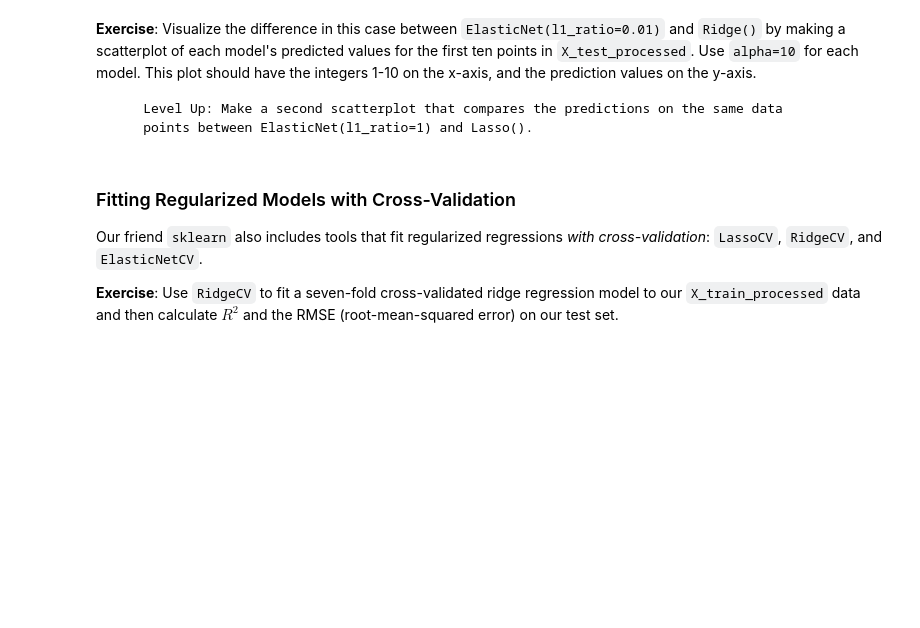
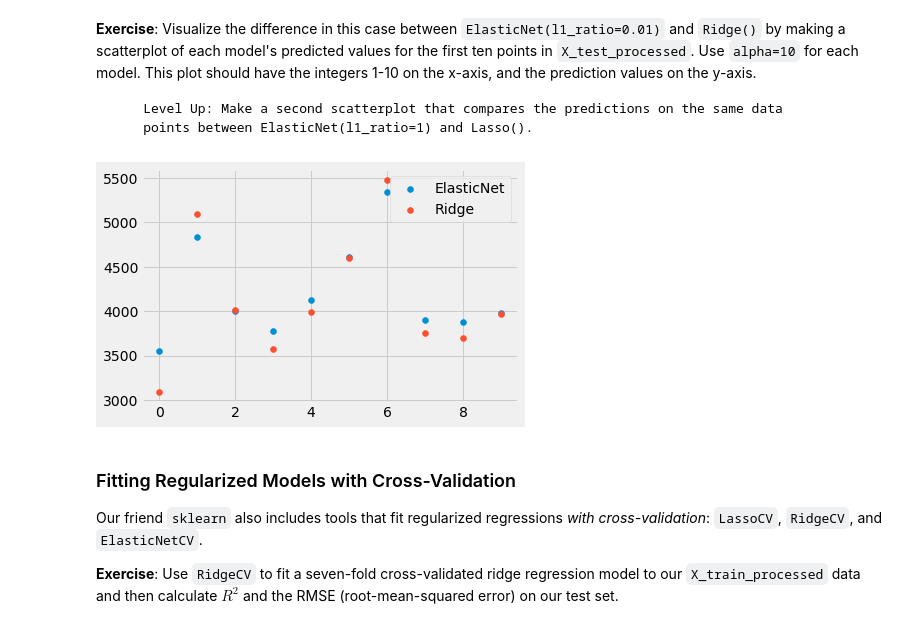
Before and after one commit to mnsaito/110920-pt-ds, a Jupyter notebook: phase_3/regularization/lesson.ipynb, the cells around one changed output. Drawn from its saved outputs; the diff is of its cells as text; code cells hidden in the pictures; blank space fills up the shorter version.

```diff
--- a/phase_3/regularization/lesson.ipynb
+++ b/phase_3/regularization/lesson.ipynb
@@ -441,6 +556,19 @@ If you check the docstring for the `ElasticNet()` class you will see:
 
         Level Up: Make a second scatterplot that compares the predictions on the same data
         points between ElasticNet(l1_ratio=1) and Lasso().
+# %%
+fig, ax = plt.subplots()
+enet_r = ElasticNet(alpha=10, l1_ratio = 0.01, random_state = 42)
+enet_r.fit(X_train_processed, y_train)
+preds_enr = enet_r.predict(X_test_processed[:10])
+
+preds_ridge = ridge.predict(X_test_processed[:10])
+
+ax.scatter(np.arange(10), preds_enr, label = 'ElasticNet')
+ax.scatter(np.arange(10), preds_ridge, label = 'Ridge')
+plt.legend();
+# %% [output]
+[figure, added]
 # %% [markdown]
 ### Fitting Regularized Models with Cross-Validation
 
```
Also changed, not shown: parts of 38 cells of this notebook, 15 other files.
